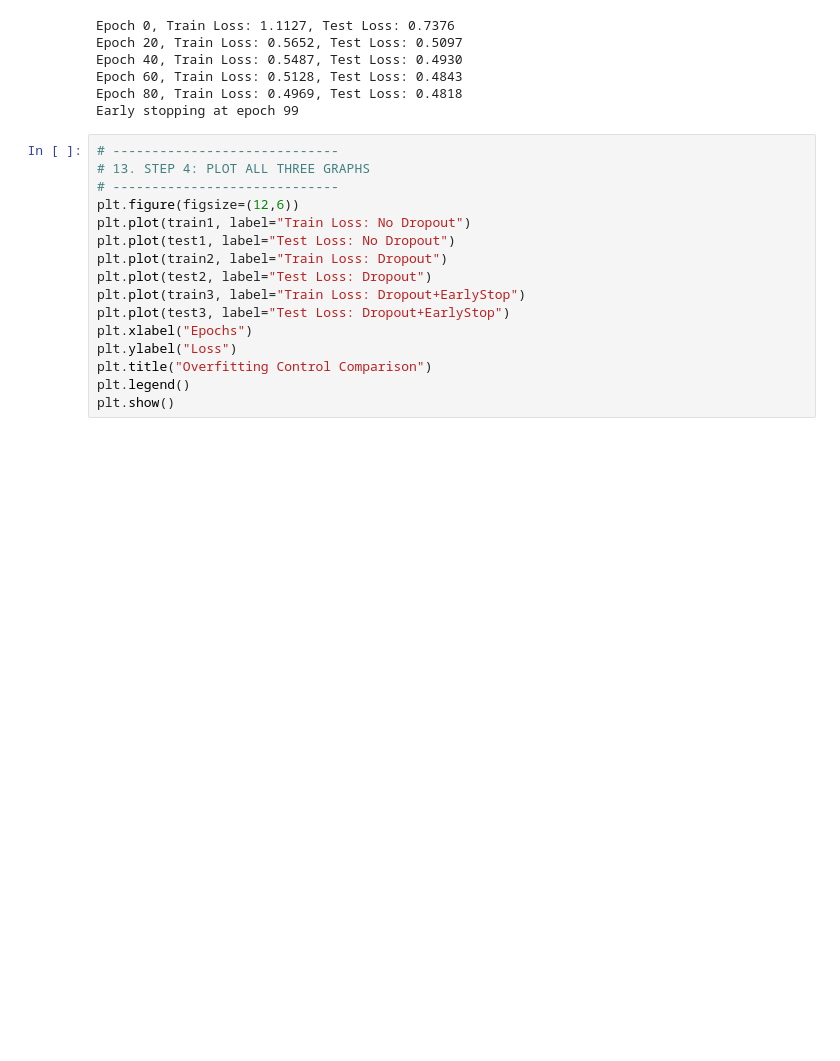
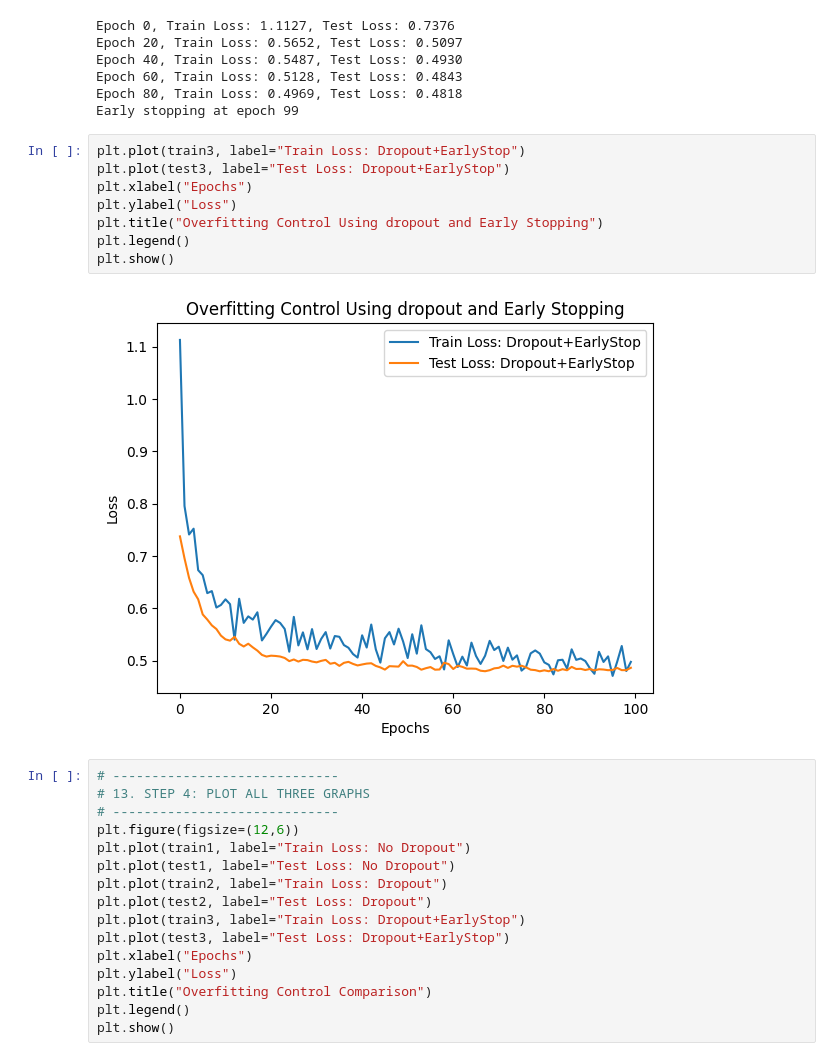
Before and after one commit to HiraNawaz2415/DL-Assignment-1, a Jupyter notebook: Underfitting.ipynb, the cells around one changed output. Cells and saved outputs as stored; diff of their text form; blank space fills up the shorter version.

```diff
--- a/Underfitting.ipynb
+++ b/Underfitting.ipynb
@@ -269,6 +290,16 @@ Epoch 40, Train Loss: 0.5487, Test Loss: 0.4930
 Epoch 60, Train Loss: 0.5128, Test Loss: 0.4843
 Epoch 80, Train Loss: 0.4969, Test Loss: 0.4818
 Early stopping at epoch 99
+# %%
+plt.plot(train3, label="Train Loss: Dropout+EarlyStop")
+plt.plot(test3, label="Test Loss: Dropout+EarlyStop")
+plt.xlabel("Epochs")
+plt.ylabel("Loss")
+plt.title("Overfitting Control Using dropout and Early Stopping")
+plt.legend()
+plt.show()
+# %% [output]
+[figure, added]
 # %%
 # -----------------------------
 # 13. STEP 4: PLOT ALL THREE GRAPHS
```
Also changed, not shown: parts of 2 cells of this notebook.
